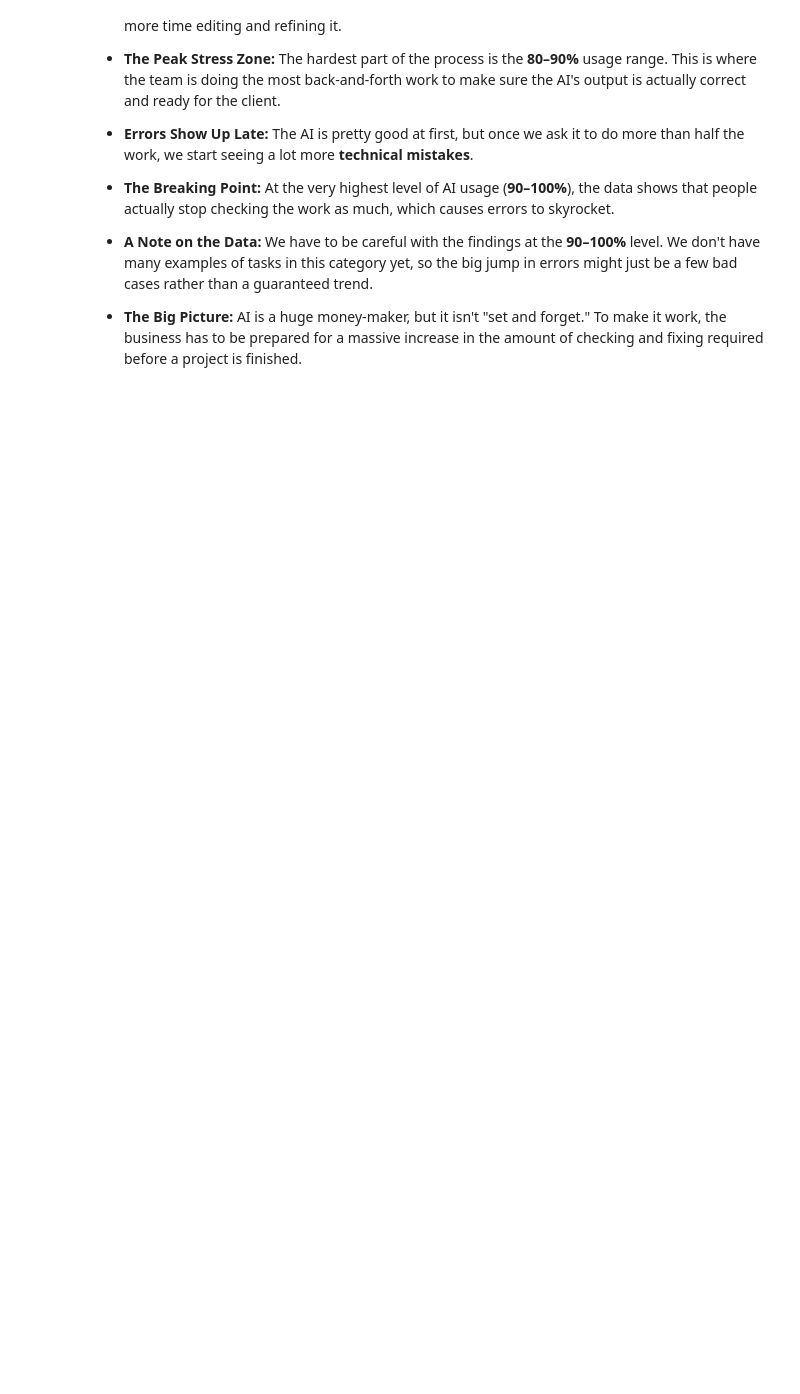
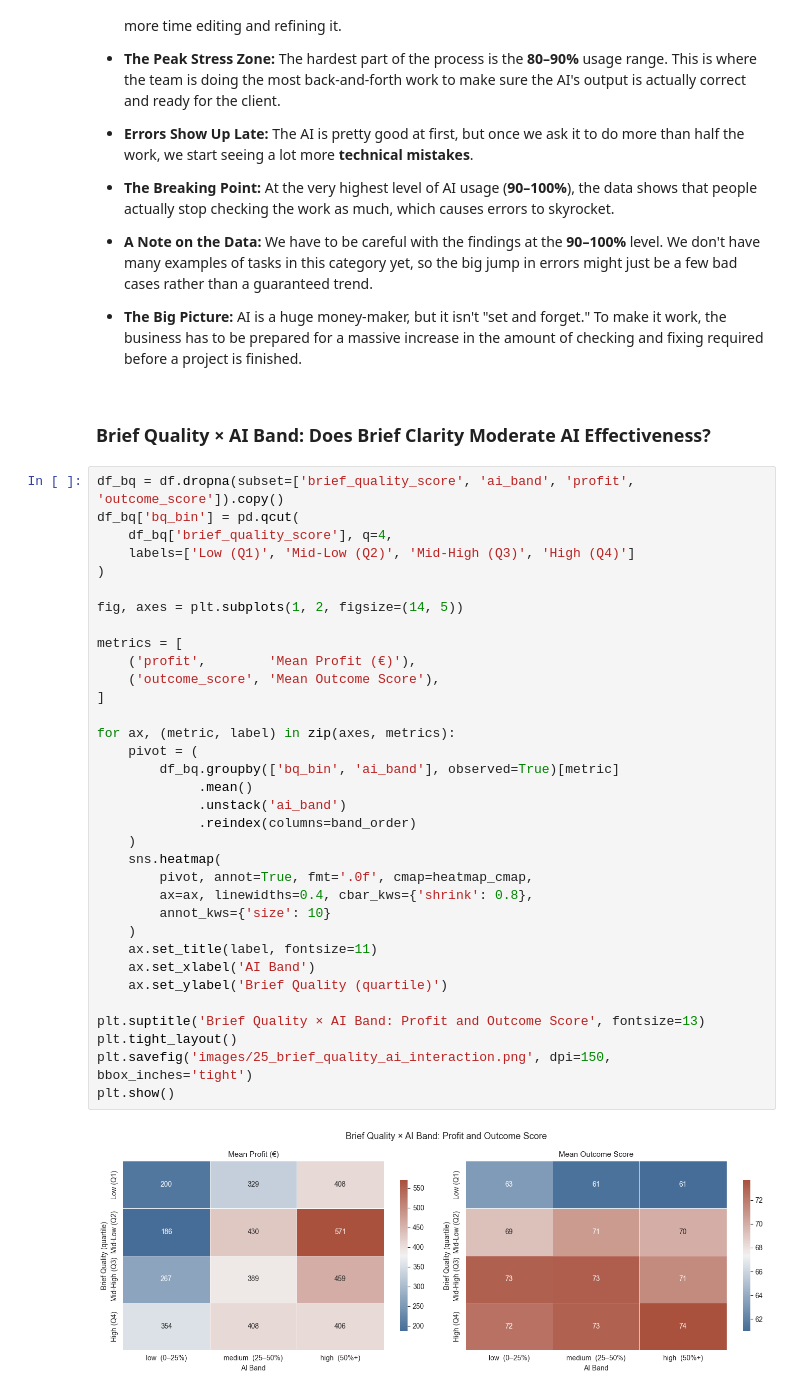
Before and after one commit to tabbba/Machine-Learning-810161, a Jupyter notebook: eda.ipynb, the cells around one changed output. Drawn from its saved outputs; the diff is of its cells as text; blank space fills up the shorter version.

```diff
--- a/eda.ipynb
+++ b/eda.ipynb
@@ -1612,3 +1648,41 @@ plt.show()
 * **A Note on the Data:** We have to be careful with the findings at the **90–100%** level. We don't have many examples of tasks in this category yet, so the big jump in errors might just be a few bad cases rather than a guaranteed trend.
 
 * **The Big Picture:** AI is a huge money-maker, but it isn't "set and forget." To make it work, the business has to be prepared for a massive increase in the amount of checking and fixing required before a project is finished.
+# %% [markdown]
+### Brief Quality × AI Band: Does Brief Clarity Moderate AI Effectiveness?
+# %%
+df_bq = df.dropna(subset=['brief_quality_score', 'ai_band', 'profit', 'outcome_score']).copy()
+df_bq['bq_bin'] = pd.qcut(
+    df_bq['brief_quality_score'], q=4,
+    labels=['Low (Q1)', 'Mid-Low (Q2)', 'Mid-High (Q3)', 'High (Q4)']
+)
+
+fig, axes = plt.subplots(1, 2, figsize=(14, 5))
+
+metrics = [
+    ('profit',        'Mean Profit (€)'),
+    ('outcome_score', 'Mean Outcome Score'),
+]
+
+for ax, (metric, label) in zip(axes, metrics):
+    pivot = (
+        df_bq.groupby(['bq_bin', 'ai_band'], observed=True)[metric]
+             .mean()
+             .unstack('ai_band')
+             .reindex(columns=band_order)
+    )
+    sns.heatmap(
+        pivot, annot=True, fmt='.0f', cmap=heatmap_cmap,
+        ax=ax, linewidths=0.4, cbar_kws={'shrink': 0.8},
+        annot_kws={'size': 10}
+    )
+    ax.set_title(label, fontsize=11)
+    ax.set_xlabel('AI Band')
+    ax.set_ylabel('Brief Quality (quartile)')
+
+plt.suptitle('Brief Quality × AI Band: Profit and Outcome Score', fontsize=13)
+plt.tight_layout()
+plt.savefig('images/25_brief_quality_ai_interaction.png', dpi=150, bbox_inches='tight')
+plt.show()
+# %% [output]
+[figure, added]
```
Also changed, not shown: parts of 5 cells of this notebook, 5 other files.
